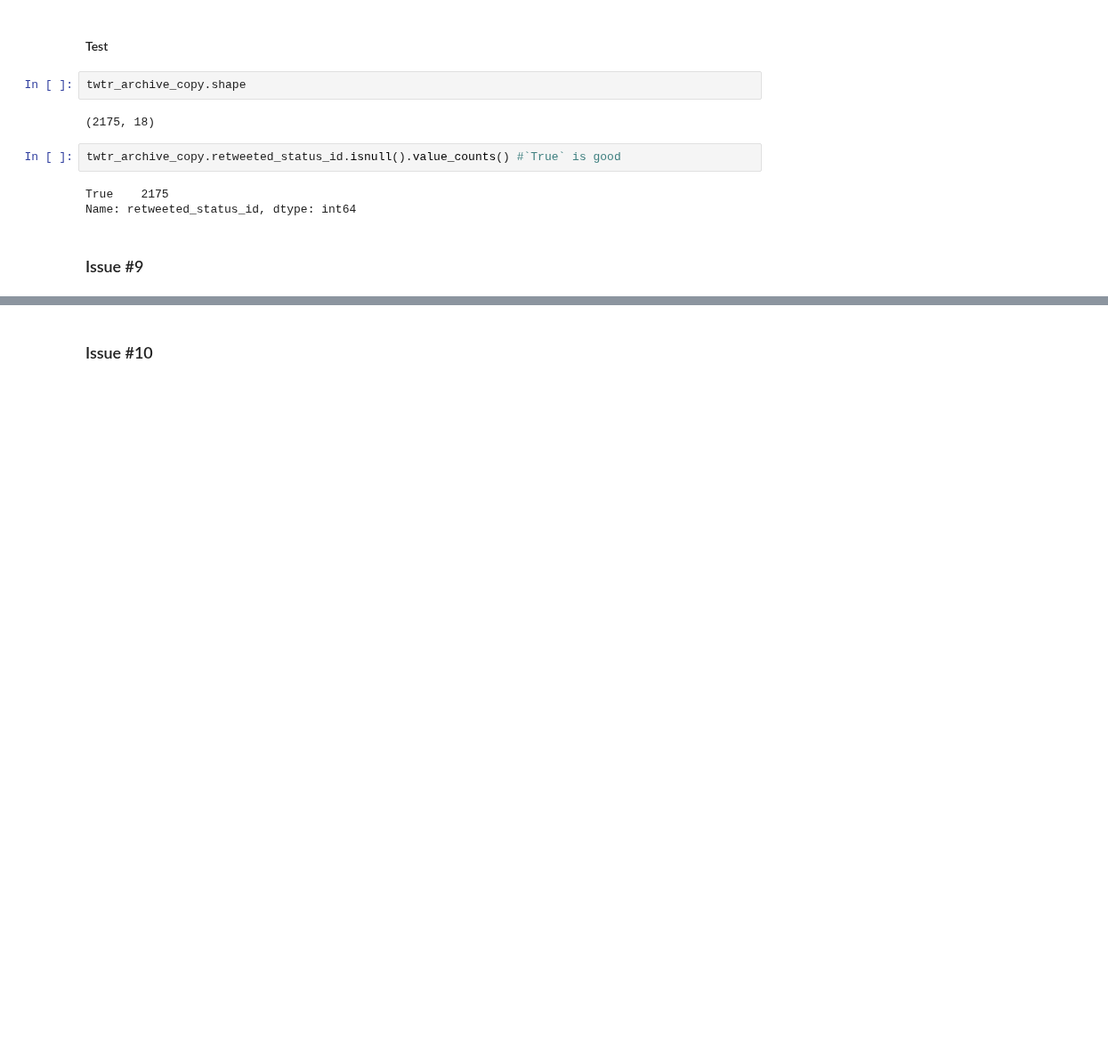
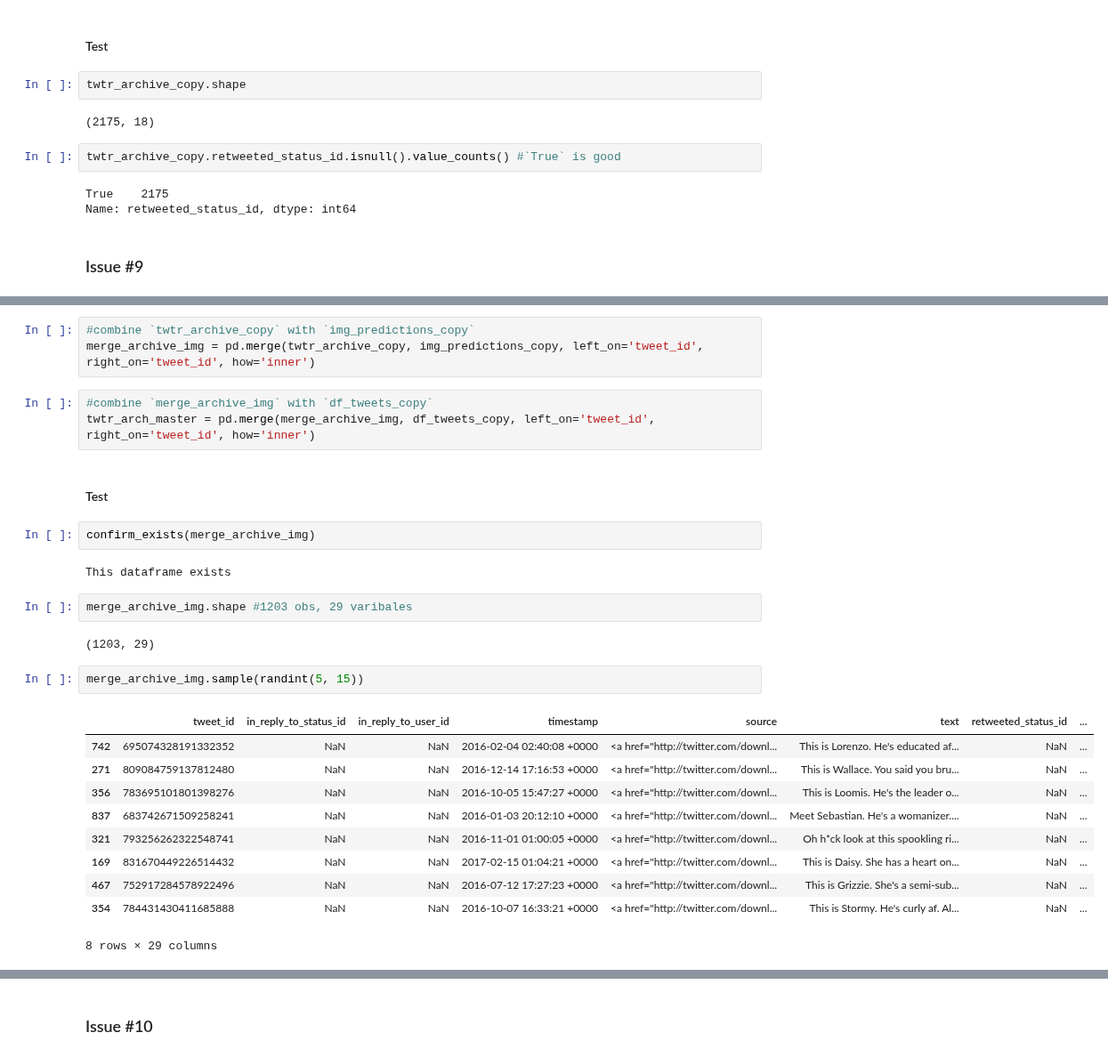
Before and after one commit to brk-a/alx-t-data-analyst, a Jupyter notebook: 0x01-project_2_wrangle_and_analyse_data/wrangle_act.ipynb, the cells around one changed output, grey strips where cells are left out. Shown at 89% size. Drawn from its saved outputs; the diff is of its cells as text; blank space fills up the shorter version.

```diff
--- a/0x01-project_2_wrangle_and_analyse_data/wrangle_act.ipynb
+++ b/0x01-project_2_wrangle_and_analyse_data/wrangle_act.ipynb
@@ -922,0 +928,29 @@ Name: retweeted_status_id, dtype: int64
+# %%
+#combine `twtr_archive_copy` with `img_predictions_copy`
+merge_archive_img = pd.merge(twtr_archive_copy, img_predictions_copy, left_on='tweet_id', right_on='tweet_id', how='inner')
+# %%
+#combine `merge_archive_img` with `df_tweets_copy`
+twtr_arch_master = pd.merge(merge_archive_img, df_tweets_copy, left_on='tweet_id', right_on='tweet_id', how='inner')
+# %% [markdown]
+#### Test
+# %%
+confirm_exists(merge_archive_img)
+# %% [output]
+This dataframe exists
+# %%
+merge_archive_img.shape #1203 obs, 29 varibales
+# %% [output]
+(1203, 29)
+# %%
+merge_archive_img.sample(randint(5, 15))
+# %% [output]
+|  | tweet_id | in_reply_to_status_id | in_reply_to_user_id | timestamp | source | text | retweeted_status_id | ... |
+| 742 | 695074328191332352 | NaN | NaN | 2016-02-04 02:40:08 +0000 | <a href="http://twitter.com/downl... | This is Lorenzo. He's educated af... | NaN | ... |
+| 271 | 809084759137812480 | NaN | NaN | 2016-12-14 17:16:53 +0000 | <a href="http://twitter.com/downl... | This is Wallace. You said you bru... | NaN | ... |
+| 356 | 783695101801398276 | NaN | NaN | 2016-10-05 15:47:27 +0000 | <a href="http://twitter.com/downl... | This is Loomis. He's the leader o... | NaN | ... |
+| 837 | 683742671509258241 | NaN | NaN | 2016-01-03 20:12:10 +0000 | <a href="http://twitter.com/downl... | Meet Sebastian. He's a womanizer.... | NaN | ... |
+| 321 | 793256262322548741 | NaN | NaN | 2016-11-01 01:00:05 +0000 | <a href="http://twitter.com/downl... | Oh h*ck look at this spookling ri... | NaN | ... |
+| 169 | 831670449226514432 | NaN | NaN | 2017-02-15 01:04:21 +0000 | <a href="http://twitter.com/downl... | This is Daisy. She has a heart on... | NaN | ... |
+| 467 | 752917284578922496 | NaN | NaN | 2016-07-12 17:27:23 +0000 | <a href="http://twitter.com/downl... | This is Grizzie. She's a semi-sub... | NaN | ... |
+| 354 | 784431430411685888 | NaN | NaN | 2016-10-07 16:33:21 +0000 | <a href="http://twitter.com/downl... | This is Stormy. He's curly af. Al... | NaN | ... |
+8 rows × 29 columns
```
Also changed, not shown: parts of 35 cells of this notebook.
